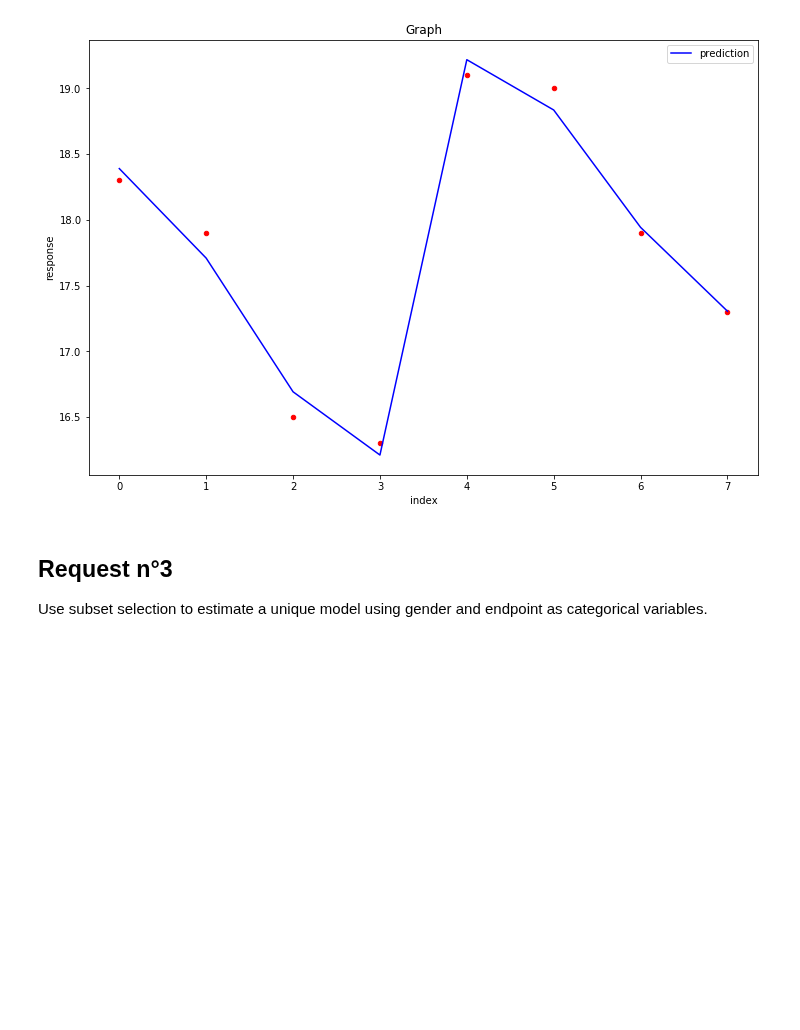
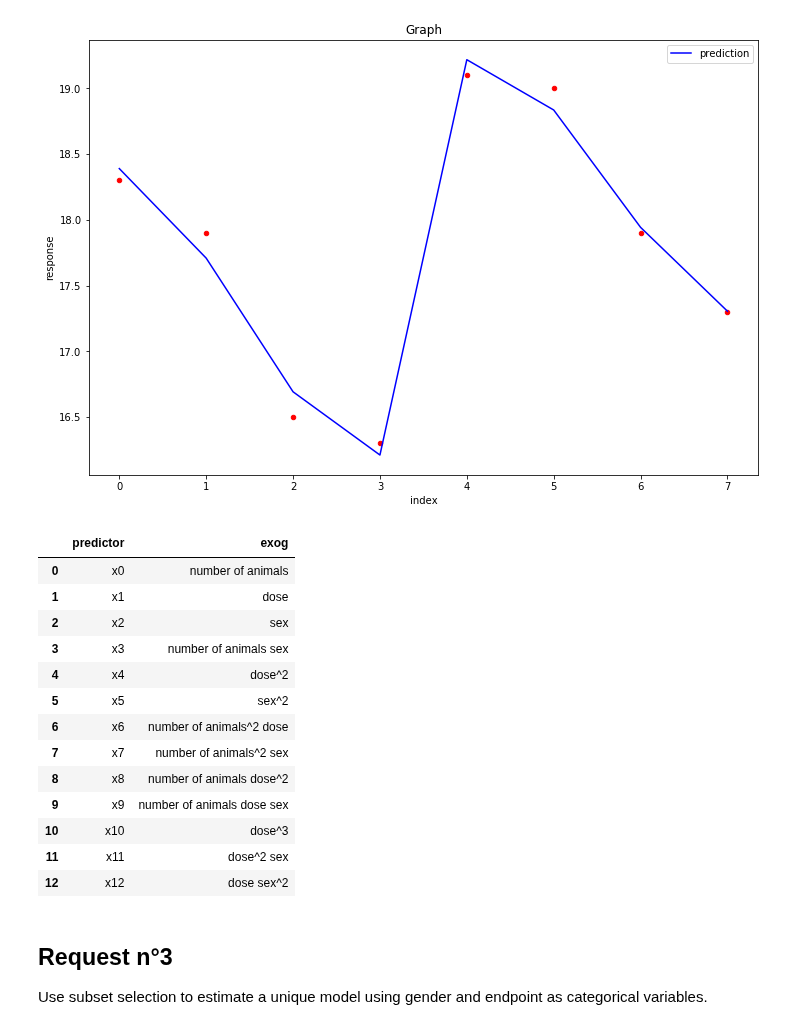
Before and after one commit to AndreaPrati98/EFSA_study, a Jupyter notebook: Notebooks/EFSA_study.ipynb, the cells around one changed output. Saved outputs shown, nothing was run; the diff lists cells and outputs as text; code cells hidden in the pictures; blank space fills up the shorter version.

```diff
--- a/Notebooks/EFSA_study.ipynb
+++ b/Notebooks/EFSA_study.ipynb
@@ -251,3 +278,15 @@ fn.plot_response_over_prediction(Y, best_models_all.loc["adj_rsquare"]["Y_pred"]
 [figure]
 [figure]
 [figure]
+# %%
+#display(best_models_all.loc["bic"].model.model.exog_names)
+row1 = []
+row2 = []
+
+i=0
+for exog in best_models_all.loc["bic"].model.model.exog_names:
+    row1.append("x"+str(i))
+    row2.append(exog)
+    i=i+1
+
+pd.DataFrame({"predictor":row1,"exog":row2})
@@ -309,6 +362,33 @@ fn.plot_response_over_prediction(Y, best_models_all.loc["adj_rsquare"]["Y_pred"]
 [figure]
 [figure]
 [figure]
+# %%
+#display(best_models_all.loc["bic"].model.model.exog_names)
+row1 = []
+row2 = []
+
+i=0
+for exog in best_models_all.loc["bic"].model.model.exog_names:
+    row1.append("x"+str(i))
+    row2.append(exog)
+    i=i+1
+
+pd.DataFrame({"predictor":row1,"exog":row2})
+# %% [output]
+|  | predictor | exog |
+| 0 | x0 | number of animals |
+| 1 | x1 | dose |
+| 2 | x2 | sex |
+| 3 | x3 | number of animals sex |
+| 4 | x4 | dose^2 |
+| 5 | x5 | sex^2 |
+| 6 | x6 | number of animals^2 dose |
+| 7 | x7 | number of animals^2 sex |
+| 8 | x8 | number of animals dose^2 |
+| 9 | x9 | number of animals dose sex |
+| 10 | x10 | dose^3 |
+| 11 | x11 | dose^2 sex |
+| 12 | x12 | dose sex^2 |
 # %% [markdown]
 ## Request n°3
 Use subset selection to estimate a unique model using gender and endpoint as categorical variables.
```
Also changed, not shown: parts of 7 cells of this notebook, 5 other files.
